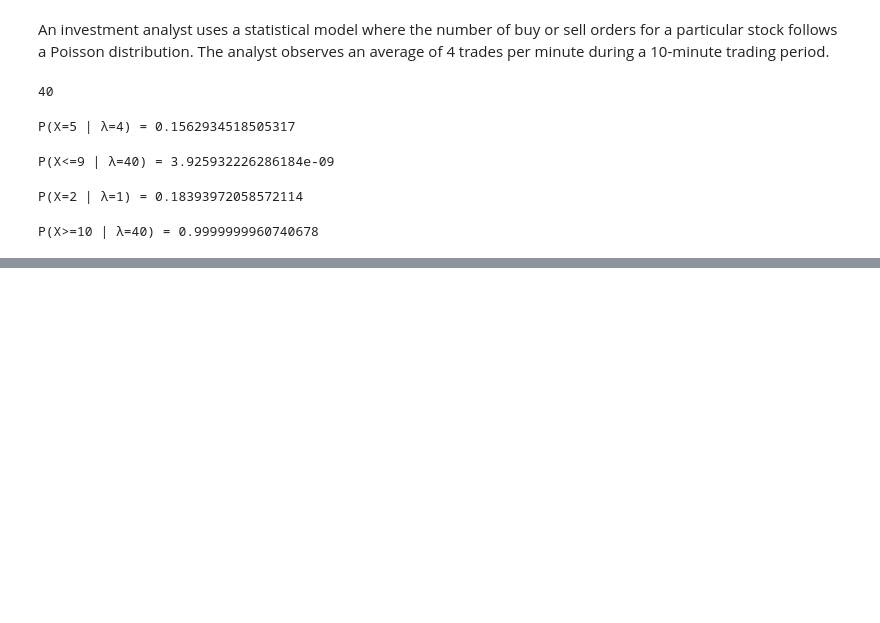
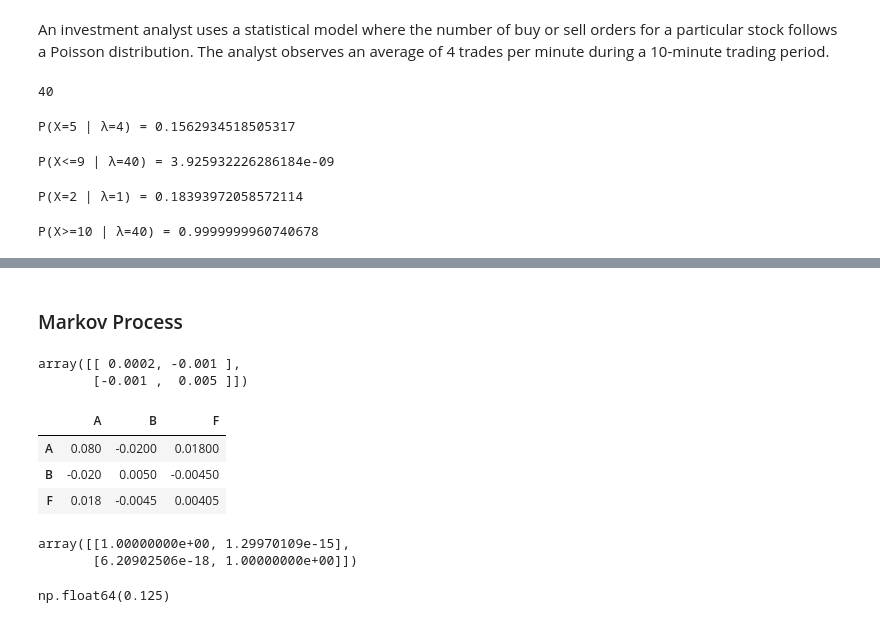
Before and after one commit to Bayan2019/kaz-gu, a Jupyter notebook: 01-ipynb/stochasticsFinance.ipynb, the cells around one changed output, grey strips where cells are left out. Drawn from its saved outputs; the diff is of its cells as text; code cells hidden in the pictures; blank space fills up the shorter version.

```diff
--- a/01-ipynb/stochasticsFinance.ipynb
+++ b/01-ipynb/stochasticsFinance.ipynb
@@ -509,0 +555,27 @@ P(X>=10 | λ=40) = 0.9999999960740678
+# %% [markdown]
+### Markov Process
+# %%
+A = np.array([0.1, 0.12])
+B = np.array([0.3, 0.2])
+# AB = np.array([[0.1, 0.12], [0.3, 0.2]])
+data = np.vstack((A, B))
+np.cov(data)
+# %% [output]
+array([[ 0.0002, -0.001 ],
+       [-0.001 ,  0.005 ]])
+# %%
+data = {'A': [0.1, 0.5],
+        'B': [0.3, 0.2],
+        'F':[0, 0.09]}
+df = pd.DataFrame(data)
+df.cov()
+# %% [output]
+|  | A | B | F |
+| A | 0.080 | -0.0200 | 0.01800 |
+| B | -0.020 | 0.0050 | -0.00450 |
+| F | 0.018 | -0.0045 | 0.00405 |
+# %%
+np.linalg.inv(np.array([[0.01, 0.015], [0.015, 0.09]]))@ np.array([[0.01, 0.015], [0.015, 0.09]])
+# %% [output]
+array([[1.00000000e+00, 1.29970109e-15],
+       [6.20902506e-18, 1.00000000e+00]])
@@ -509,0 +584,4 @@ P(X>=10 | λ=40) = 0.9999999960740678
+# %%
+np.sqrt(0.25*0.25 * 0.0025 + 0.75*0.75*0.0225 +2*0.25*0.75*0.0075)
+# %% [output]
+np.float64(0.125)
```
Also changed, not shown: parts of 19 cells of this notebook, 4 other files.
